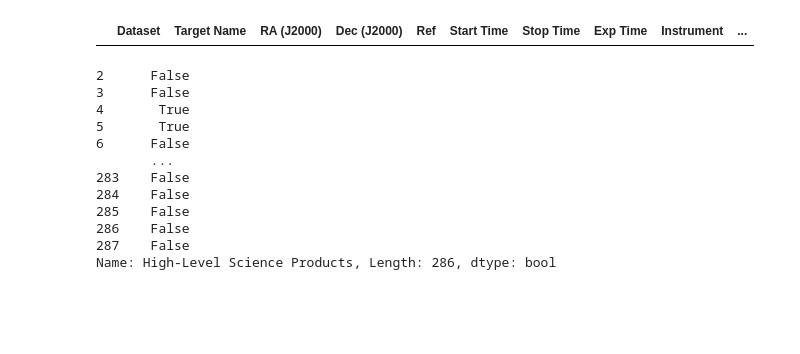
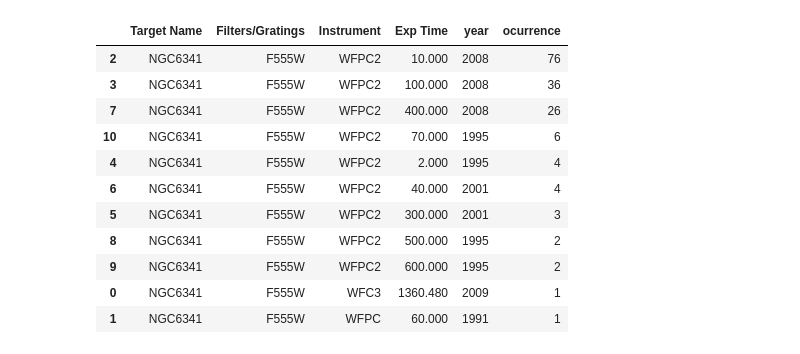
Before and after one commit to manuelmarcano22/HSTGCs, a Jupyter notebook: APISearch.ipynb, the cells around one changed output. Cells and saved outputs as stored; diff of their text form; code cells hidden in the pictures; blank space fills up the shorter version.

```diff
--- a/APISearch.ipynb
+++ b/APISearch.ipynb
@@ -59,19 +78,24 @@ print(tabulate(t.sort_values(by=['ocurrence'],ascending=False), tablefmt="pipe",
-# %%
-data2
-# %% [output]
-|  | Dataset | Target Name | RA (J2000) | Dec (J2000) | Ref | Start Time | Stop Time | Exp Time | Instrument | ... |
-# %%
-data['High-Level Science Products'] == '1'
-# %% [output]
-2      False
-3      False
-4       True
-5       True
-6      False
-       ...
-283    False
-284    False
-285    False
-286    False
-287    False
-Name: High-Level Science Products, Length: 286, dtype: bool
+# %%
+data['MJD'] = data['Start Time'].map(lambda times: Time(times).datetime64)
+data['year'] = data['Start Time'].map(lambda times: Time(times).yday.split(':')[0])
+#data['YearDay'] = data['Start Time'].map(lambda times: '.'.join(Time(times).yday.split(':',2)[:2]))
+
+
+datacleaner =data[(data['Target Name'] != 'DARK') & (data['Target Name'] != 'BIAS') & (data['Target Name'] != 'EARTH-CALIB')]
+dataf555w  = datacleaner[datacleaner['Filters/Gratings'] == 'F555W']
+
+t2 =dataf555w.groupby(['Target Name','Filters/Gratings','Instrument','Exp Time','year']).size().reset_index().rename(columns={0:'ocurrence'})
+t2.sort_values(by=['ocurrence'],ascending=False)
+# %% [output]
+|  | Target Name | Filters/Gratings | Instrument | Exp Time | year | ocurrence |
+| 2 | NGC6341 | F555W | WFPC2 | 10.000 | 2008 | 76 |
+| 3 | NGC6341 | F555W | WFPC2 | 100.000 | 2008 | 36 |
+| 7 | NGC6341 | F555W | WFPC2 | 400.000 | 2008 | 26 |
+| 10 | NGC6341 | F555W | WFPC2 | 70.000 | 1995 | 6 |
+| 4 | NGC6341 | F555W | WFPC2 | 2.000 | 1995 | 4 |
+| 6 | NGC6341 | F555W | WFPC2 | 40.000 | 2001 | 4 |
+| 5 | NGC6341 | F555W | WFPC2 | 300.000 | 2001 | 3 |
+| 8 | NGC6341 | F555W | WFPC2 | 500.000 | 1995 | 2 |
+| 9 | NGC6341 | F555W | WFPC2 | 600.000 | 1995 | 2 |
+| 0 | NGC6341 | F555W | WFC3 | 1360.480 | 2009 | 1 |
+| 1 | NGC6341 | F555W | WFPC | 60.000 | 1991 | 1 |
```
Also changed, not shown: parts of 6 cells of this notebook, 1 other file.
